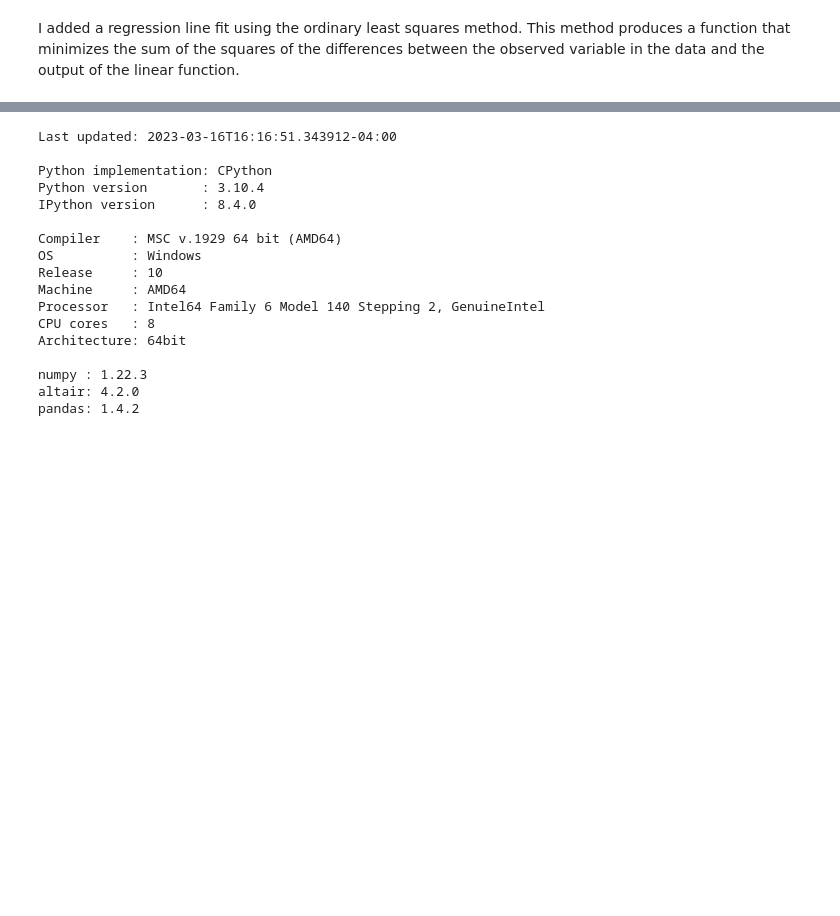
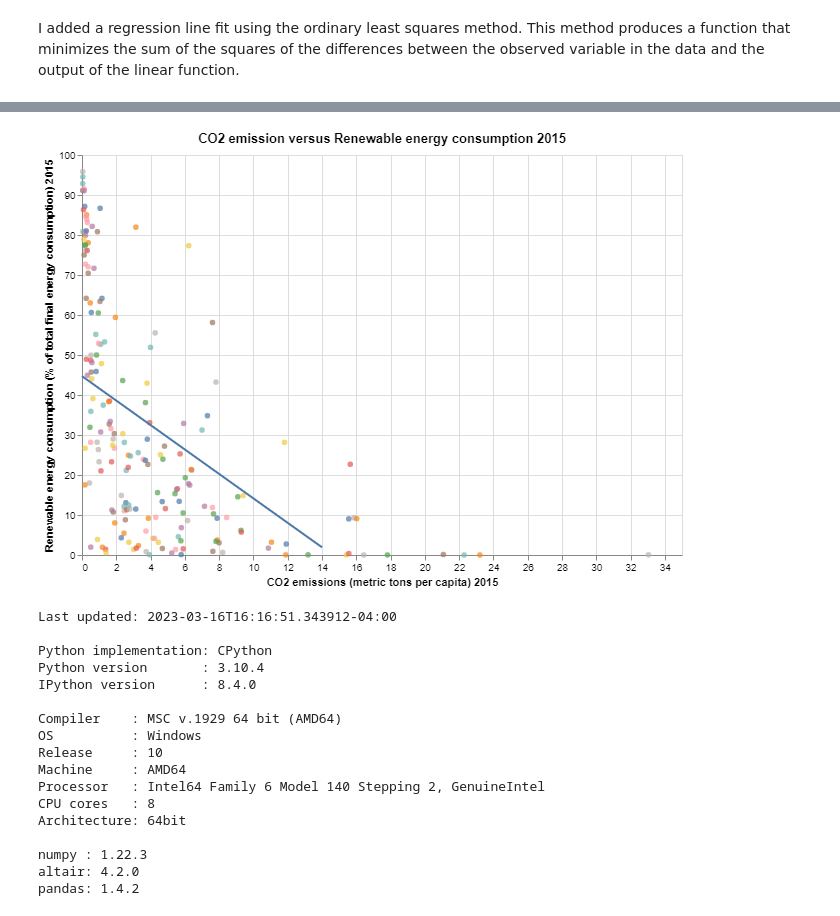
Before and after one commit to ben-schmitt/EDA_with_pandas, a Jupyter notebook: correlation.ipynb, the cells around one changed output, grey strips where cells are left out. Drawn from its saved outputs; the diff is of its cells as text; code cells hidden in the pictures; blank space fills up the shorter version.

```diff
--- a/correlation.ipynb
+++ b/correlation.ipynb
@@ -283,6 +283,9 @@ chart= alt.Chart(new_ind_df).mark_circle().encode(
 ).properties(width=600, height=400, title='CO2 emission versus Renewable energy consumption 2015' )
 
 #Here is a linear regression fit using ordinary least squares which minimizes distance between data points and the line
-chart + chart.transform_regression('CO2 emissions (metric tons per capita) 2015', 'Renewable energy consumption (% of total final energy consumption) 2015',
-extent=[0, 14]).mark_line()
+chart3 = (chart + chart.transform_regression('CO2 emissions (metric tons per capita) 2015', 'Renewable energy consumption (% of total final energy consumption) 2015',
+extent=[0, 14]).mark_line())
+chart3
+vis3 = Image.open('/content/visualization3.png')
+vis3.show()
 # %% [output]
@@ -290,3 +292,4 @@ extent=[0, 14]).mark_line()
+[figure, added]
 # %%
 #Dependencies
 %load_ext watermark
```
Also changed, not shown: parts of 14 cells of this notebook.
